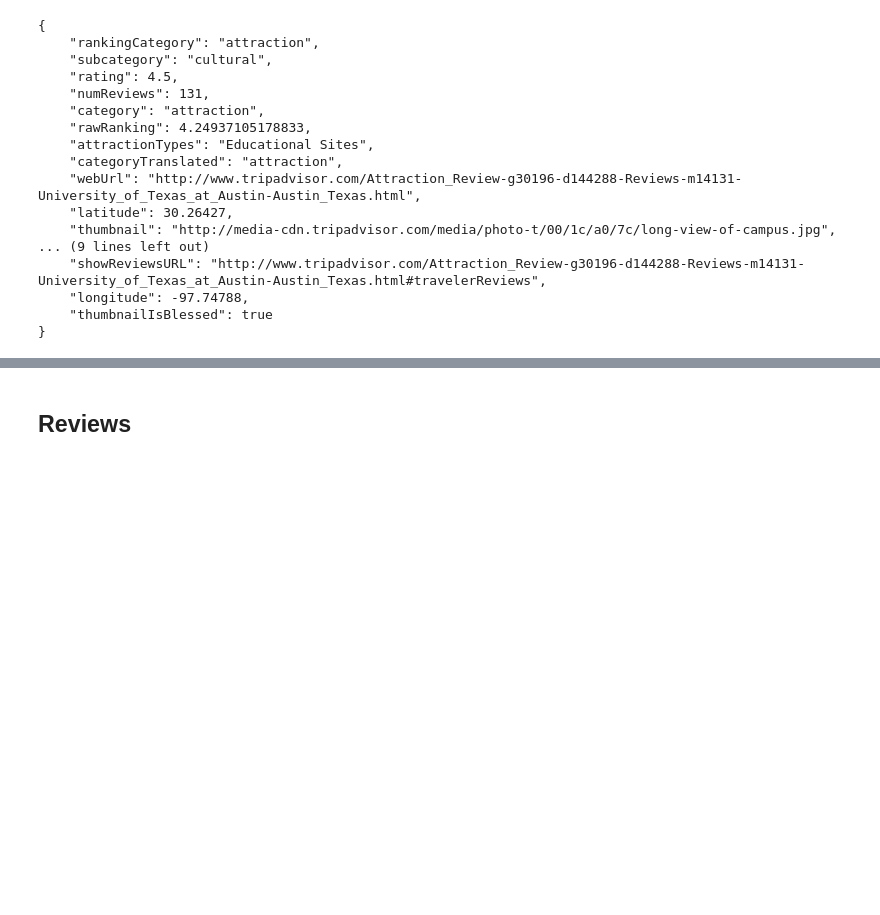
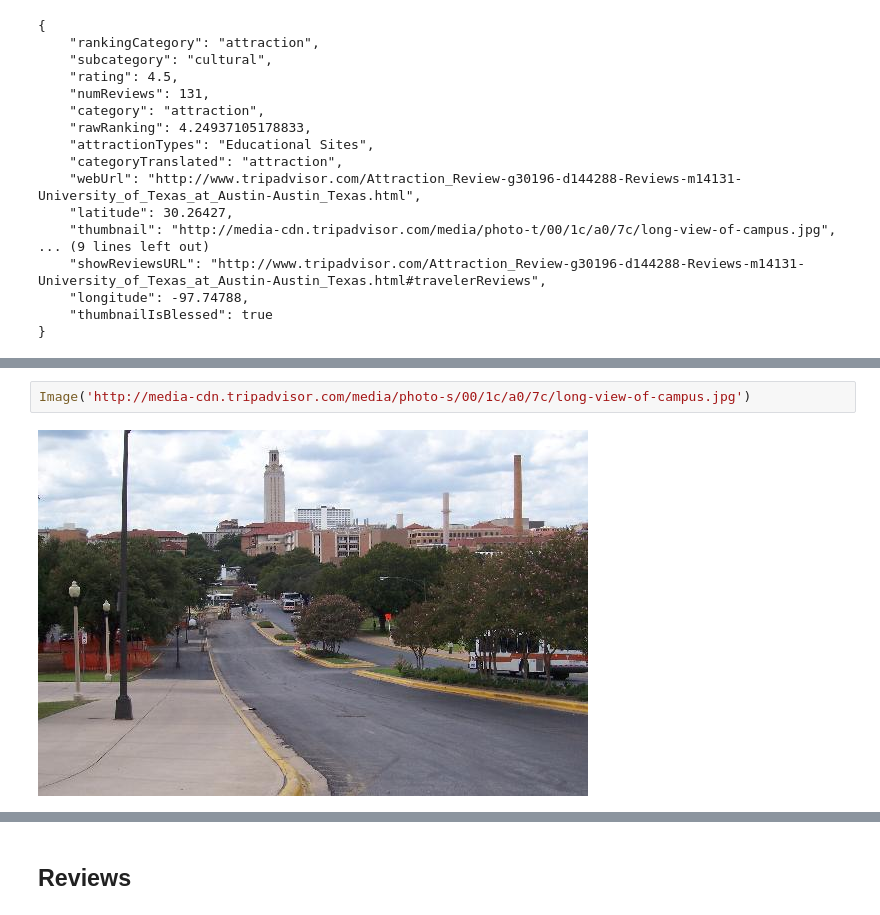
Before and after one commit to cmccarty/sxsw, a Jupyter notebook: SXSW Travel Hackathon - TripAdvisor API.ipynb, the cells around one changed output, grey strips where cells are left out. Saved outputs shown, nothing was run; the diff lists cells and outputs as text; blank space fills up the shorter version.

```diff
--- a/SXSW Travel Hackathon - TripAdvisor API.ipynb
+++ b/SXSW Travel Hackathon - TripAdvisor API.ipynb
@@ -114,3 +117,7 @@ print json.dumps(attraction, indent=4)
+# %%
+Image('http://media-cdn.tripadvisor.com/media/photo-s/00/1c/a0/7c/long-view-of-campus.jpg')
+# %% [output]
+[figure, added]
 # %% [markdown]
 <a name="reviews"></a>
 # %% [markdown]
```
Also changed, not shown: parts of 11 cells of this notebook, 1 other file.
